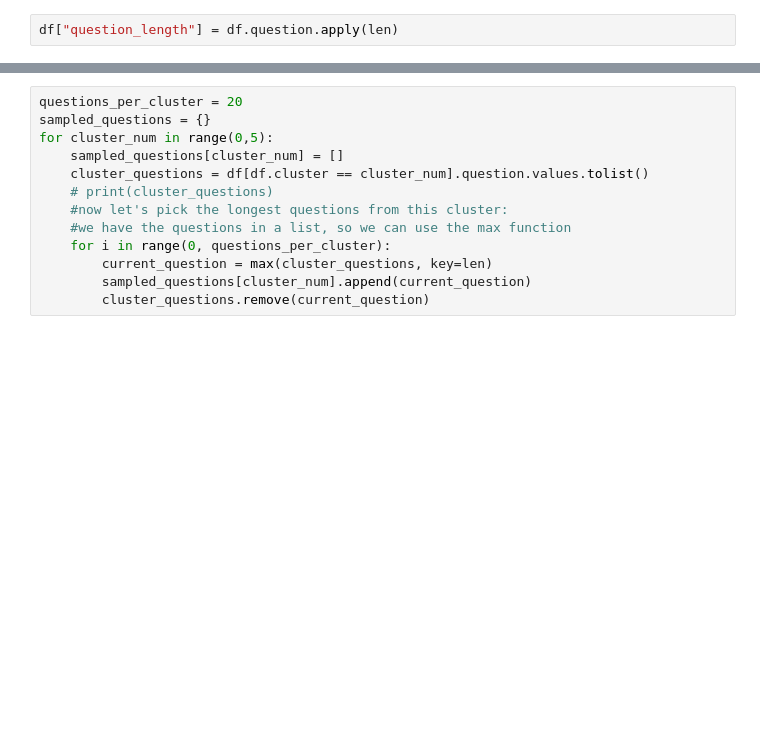
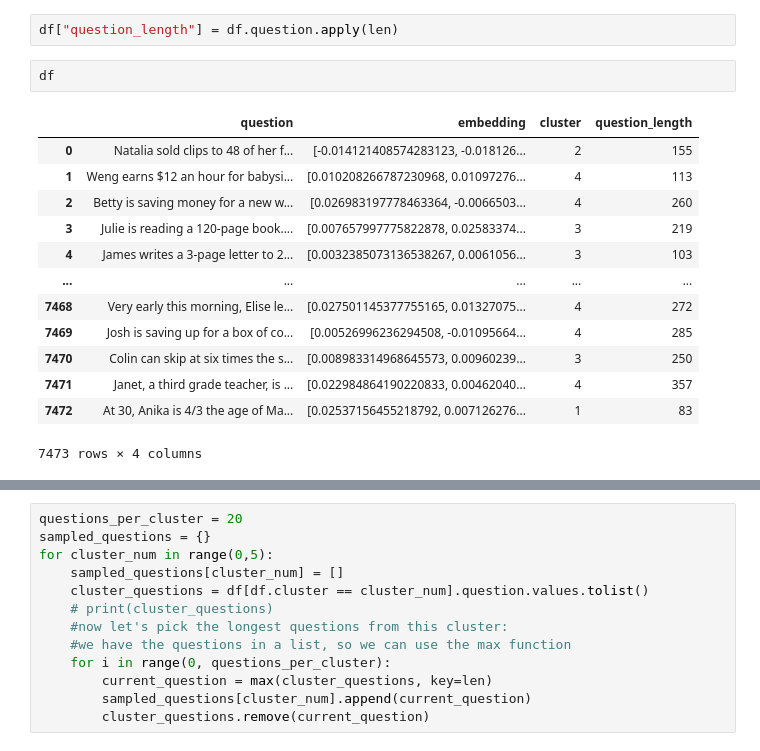
Before and after one commit to Etrama/cluster-prompt, a Jupyter notebook: notebooks/kaushik/clustering_gsm_train_embeddings.ipynb, the cells around one changed output, grey strips where cells are left out. Drawn from its saved outputs; the diff is of its cells as text; blank space fills up the shorter version.

```diff
--- a/notebooks/kaushik/clustering_gsm_train_embeddings.ipynb
+++ b/notebooks/kaushik/clustering_gsm_train_embeddings.ipynb
@@ -391,3 +391,19 @@ Benny is baking pies for a bake sale. He plans to make ten pumpkin pie
     Sampling longest questions from each cluster:
 # %%
 df["question_length"] = df.question.apply(len)
+# %%
+df
+# %% [output]
+|  | question | embedding | cluster | question_length |
+| 0 | Natalia sold clips to 48 of her f... | [-0.014121408574283123, -0.018126... | 2 | 155 |
+| 1 | Weng earns $12 an hour for babysi... | [0.010208266787230968, 0.01097276... | 4 | 113 |
+| 2 | Betty is saving money for a new w... | [0.026983197778463364, -0.0066503... | 4 | 260 |
+| 3 | Julie is reading a 120-page book.... | [0.007657997775822878, 0.02583374... | 3 | 219 |
+| 4 | James writes a 3-page letter to 2... | [0.0032385073136538267, 0.0061056... | 3 | 103 |
+| ... | ... | ... | ... | ... |
+| 7468 | Very early this morning, Elise le... | [0.027501145377755165, 0.01327075... | 4 | 272 |
+| 7469 | Josh is saving up for a box of co... | [0.00526996236294508, -0.01095664... | 4 | 285 |
+| 7470 | Colin can skip at six times the s... | [0.008983314968645573, 0.00960239... | 3 | 250 |
+| 7471 | Janet, a third grade teacher, is ... | [0.022984864190220833, 0.00462040... | 4 | 357 |
+| 7472 | At 30, Anika is 4/3 the age of Ma... | [0.02537156455218792, 0.007126276... | 1 | 83 |
+7473 rows × 4 columns
```
Also changed, not shown: parts of 52 cells of this notebook, 6 other files.
